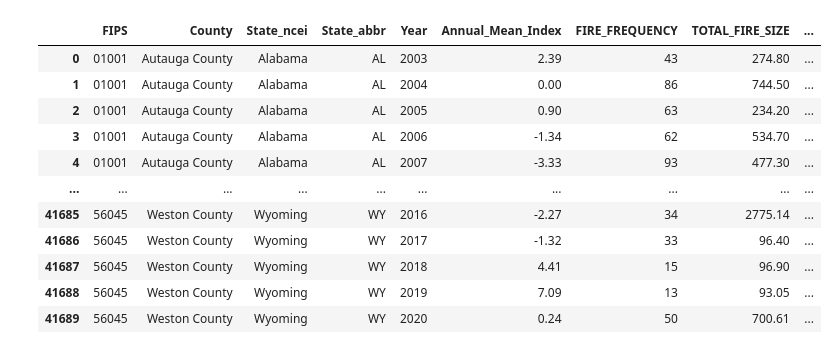
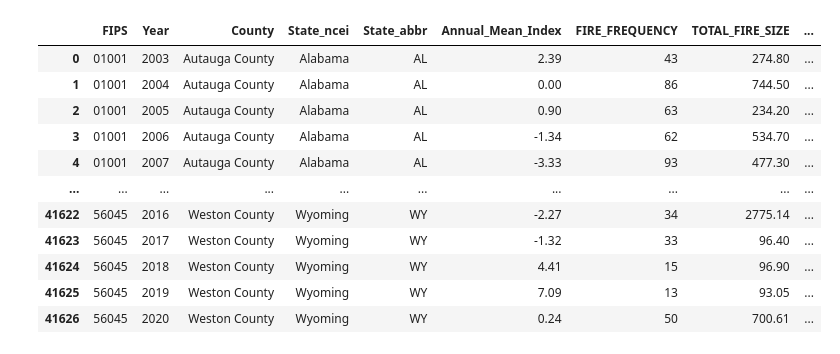
Before and after one commit to Ramil-cyber/Capstone_Citizensbank_climate-risk_insurance-exposure_monitoring, a Jupyter notebook: 03_code/data_exploration/merged_drought_wildfire.ipynb, the cells around one changed output. Saved outputs shown, nothing was run; the diff lists cells and outputs as text; code cells hidden in the pictures.

Commit message:
removed duplicates in merged datasets.

```diff
--- a/03_code/data_exploration/merged_drought_wildfire.ipynb
+++ b/03_code/data_exploration/merged_drought_wildfire.ipynb
@@ -3,0 +47,15 @@ from pathlib import Path
+# %%
+drought = drought.drop(drought[drought["FIPS"] == "00000"].index)
+drought = (
+    drought.groupby(["FIPS", "Year"])
+    .agg(
+        {
+            "County": "first",
+            "State": "first",
+            "State_abbr": "first",
+            "Annual_Mean_Index": "mean",
+        }
+    )
+    .reset_index()
+)
+drought.head()
@@ -4,49 +91,6 @@ from pathlib import Path
 # %%
-DROUGHT_CSV = Path("/Users/ramilmammadov/Desktop/Capstone Project/GitHub Repo/Capstone_Citizensbank_climate-risk_insurance-exposure_monitoring/02_processed_data/NCEI_annual_drought_county_FINAL.csv")
-WILDFIRE_CSV = Path("/Users/ramilmammadov/Desktop/Capstone Project/GitHub Repo/Capstone_Citizensbank_climate-risk_insurance-exposure_monitoring/02_processed_data/wildfire_data_preprocessed.csv")
-OUTPUT_CSV  = Path("/Users/ramilmammadov/Desktop/Capstone Project/GitHub Repo/Capstone_Citizensbank_climate-risk_insurance-exposure_monitoring/02_processed_data/merged_wildfire_drought.csv")
-
-def standardize_keys(df):
-    df = df.rename(columns={c: c.strip() for c in df.columns})
-    lower_to_orig = {c.lower(): c for c in df.columns}
-    ren = {}
-
-    for k in ("fips", "fips_code", "geoid"):
-        if k in lower_to_orig:
-            ren[lower_to_orig[k]] = "FIPS"
-            break
-
-    for k in ("year", "fire_year"):
-        if k in lower_to_orig:
-            ren[lower_to_orig[k]] = "Year"
-            break
-
-    df = df.rename(columns=ren)
-
-    if "FIPS" in df.columns:
-        df["FIPS"] = df["FIPS"].astype(str).str.zfill(5)
-    else:
-        raise KeyError("FIPS column not found after standardization.")
-
-    if "Year" in df.columns:
-        df["Year"] = pd.to_numeric(df["Year"], errors="coerce").astype("Int64")
-    else:
-        raise KeyError("Year column not found after standardization.")
-
-    return df
-
-drought = pd.read_csv(DROUGHT_CSV)
-wildfire = pd.read_csv(WILDFIRE_CSV)
-
-drought = standardize_keys(drought)
-wildfire = standardize_keys(wildfire)
-
 merged = pd.merge(
-    drought,
-    wildfire,
-    on=["FIPS", "Year"],
-    how="inner",
-    suffixes=("_ncei", "_fire")
+    drought, wildfire, on=["FIPS", "Year"], how="inner", suffixes=("_ncei", "_fire")
 )
 
 merged.to_csv(OUTPUT_CSV, index=False)
@@ -60,12 +104,12 @@ Rows: 41,690 | Columns: 9
-|  | FIPS | County | State_ncei | State_abbr | Year | Annual_Mean_Index | FIRE_FREQUENCY | TOTAL_FIRE_SIZE | ... |
-| 0 | 01001 | Autauga County | Alabama | AL | 2003 | 2.39 | 43 | 274.80 | ... |
-| 1 | 01001 | Autauga County | Alabama | AL | 2004 | 0.00 | 86 | 744.50 | ... |
-| 2 | 01001 | Autauga County | Alabama | AL | 2005 | 0.90 | 63 | 234.20 | ... |
-| 3 | 01001 | Autauga County | Alabama | AL | 2006 | -1.34 | 62 | 534.70 | ... |
-| 4 | 01001 | Autauga County | Alabama | AL | 2007 | -3.33 | 93 | 477.30 | ... |
+|  | FIPS | Year | County | State_ncei | State_abbr | Annual_Mean_Index | FIRE_FREQUENCY | TOTAL_FIRE_SIZE | ... |
+| 0 | 01001 | 2003 | Autauga County | Alabama | AL | 2.39 | 43 | 274.80 | ... |
+| 1 | 01001 | 2004 | Autauga County | Alabama | AL | 0.00 | 86 | 744.50 | ... |
+| 2 | 01001 | 2005 | Autauga County | Alabama | AL | 0.90 | 63 | 234.20 | ... |
+| 3 | 01001 | 2006 | Autauga County | Alabama | AL | -1.34 | 62 | 534.70 | ... |
+| 4 | 01001 | 2007 | Autauga County | Alabama | AL | -3.33 | 93 | 477.30 | ... |
 | ... | ... | ... | ... | ... | ... | ... | ... | ... | ... |
-| 41685 | 56045 | Weston County | Wyoming | WY | 2016 | -2.27 | 34 | 2775.14 | ... |
-| 41686 | 56045 | Weston County | Wyoming | WY | 2017 | -1.32 | 33 | 96.40 | ... |
-| 41687 | 56045 | Weston County | Wyoming | WY | 2018 | 4.41 | 15 | 96.90 | ... |
-| 41688 | 56045 | Weston County | Wyoming | WY | 2019 | 7.09 | 13 | 93.05 | ... |
-| 41689 | 56045 | Weston County | Wyoming | WY | 2020 | 0.24 | 50 | 700.61 | ... |
+| 41622 | 56045 | 2016 | Weston County | Wyoming | WY | -2.27 | 34 | 2775.14 | ... |
+| 41623 | 56045 | 2017 | Weston County | Wyoming | WY | -1.32 | 33 | 96.40 | ... |
+| 41624 | 56045 | 2018 | Weston County | Wyoming | WY | 4.41 | 15 | 96.90 | ... |
+| 41625 | 56045 | 2019 | Weston County | Wyoming | WY | 7.09 | 13 | 93.05 | ... |
+| 41626 | 56045 | 2020 | Weston County | Wyoming | WY | 0.24 | 50 | 700.61 | ... |
```
Also changed, not shown: parts of 9 cells of this notebook, 5 other files.
